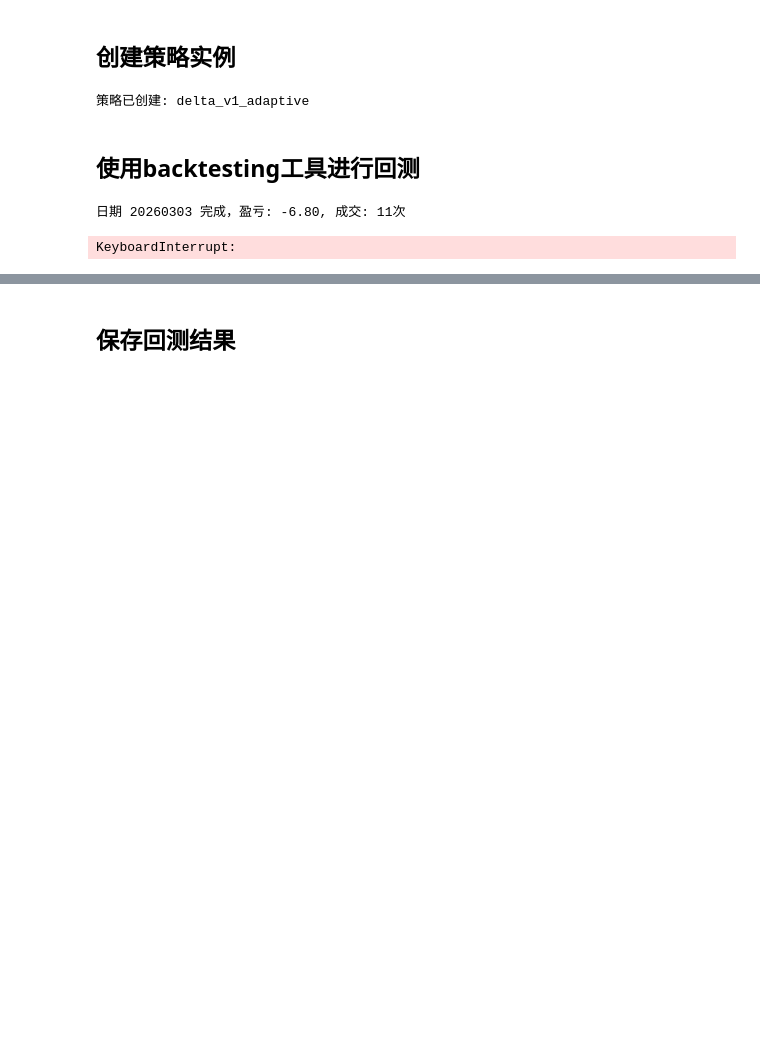
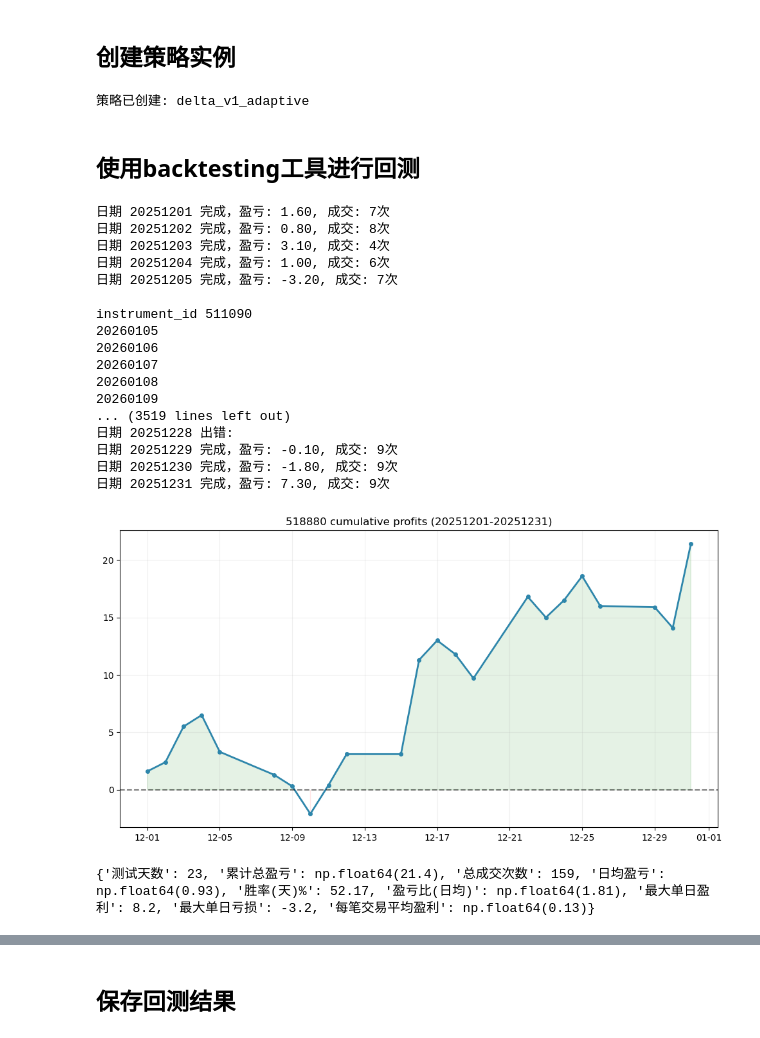
Before and after one commit to artinsophia/Quant-Intern-2026, a Jupyter notebook: delta/demo.ipynb, the cells around one changed output, grey strips where cells are left out. Saved outputs shown, nothing was run; the diff lists cells and outputs as text; code cells hidden in the pictures; blank space fills up the shorter version.

```diff
--- a/delta/demo.ipynb
+++ b/delta/demo.ipynb
@@ -193,24 +193,41 @@ print(f"策略已创建: {strategy.name}")
 # %%
 import sys
 sys.path.append('/home/jovyan/work/tactics_demo/tools')
 from multi_day_backtest import backtest_multi_days, backtest_summary
 from delta.strategy import StrategyDemo
 
 result_df = backtest_multi_days(
     instrument_id=instrument_id,
-    start_ymd='20260303',
-    end_ymd='20260331',
+    start_ymd='20251201',
+    end_ymd='20251231',
     StrategyClass= StrategyDemo,
     model = model,
     param_dict=param_dict,
     official = False
 )
 
 summary = backtest_summary(result_df)
 print(summary)
 # %% [output]
-日期 20260303 完成，盈亏: -6.80, 成交: 11次
+日期 20251201 完成，盈亏: 1.60, 成交: 7次
+日期 20251202 完成，盈亏: 0.80, 成交: 8次
+日期 20251203 完成，盈亏: 3.10, 成交: 4次
+日期 20251204 完成，盈亏: 1.00, 成交: 6次
+日期 20251205 完成，盈亏: -3.20, 成交: 7次
+
+instrument_id 511090
+20260105
+20260106
+20260107
+20260108
+20260109
+... (3519 lines left out)
+日期 20251228 出错:
+日期 20251229 完成，盈亏: -0.10, 成交: 9次
+日期 20251230 完成，盈亏: -1.80, 成交: 9次
+日期 20251231 完成，盈亏: 7.30, 成交: 9次
+[figure, added]
-KeyboardInterrupt:
+{'测试天数': 23, '累计总盈亏': np.float64(21.4), '总成交次数': 159, '日均盈亏': np.float64(0.93), '胜率(天)%': 52.17, '盈亏比(日均)': np.float64(1.81), '最大单日盈利': 8.2, '最大单日亏损': -3.2, '每笔交易平均盈利': np.float64(0.13)}
 # %%
 with pd.option_context('display.max_rows', None, 'display.max_columns', None):
     display(result_df)
```
Also changed, not shown: parts of 3 cells of this notebook.
